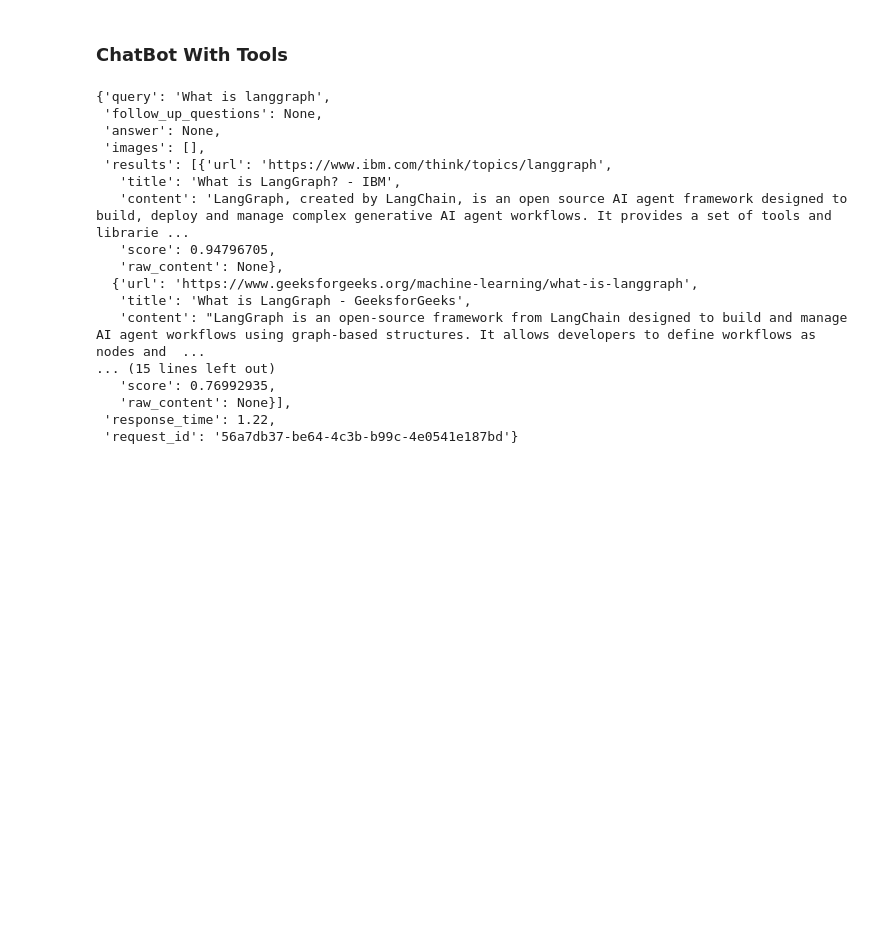
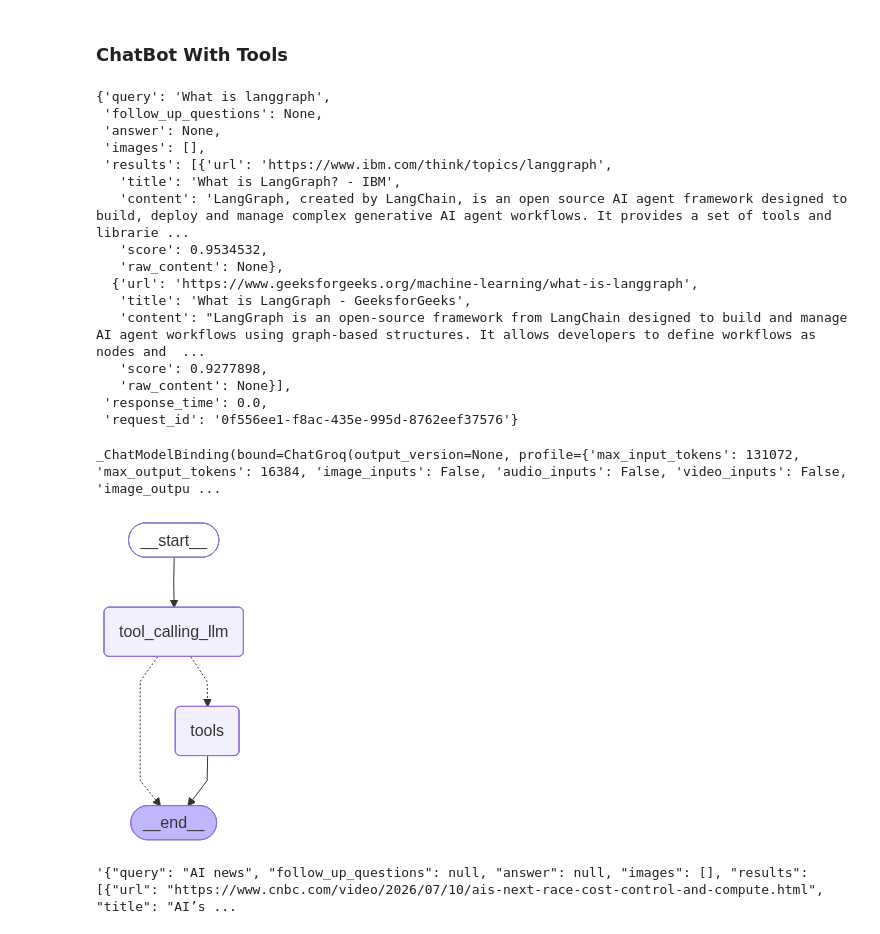
Before and after one commit to giresh-singh/langchainupdated, a Jupyter notebook: updatedlangchain/7-basicchatbot.ipynb, the cells around one changed output. Drawn from its saved outputs; the diff is of its cells as text; code cells hidden in the pictures; blank space fills up the shorter version.

Commit message:
React ChatBot, Adding Memory

```diff
--- a/updatedlangchain/7-basicchatbot.ipynb
+++ b/updatedlangchain/7-basicchatbot.ipynb
@@ -74,7 +74,7 @@ Hi! I'm doing well, thanks for asking! I'm here to help you with any questions o
 # %%
 from langchain_tavily import TavilySearch
 
-tool = TavilySearch(max_search=2)
+tool = TavilySearch(max_results=2)
 tool.invoke("What is langgraph")
 # %% [output]
 {'query': 'What is langgraph',
@@ -84,13 +84,12 @@ tool.invoke("What is langgraph")
  'results': [{'url': 'https://www.ibm.com/think/topics/langgraph',
    'title': 'What is LangGraph? - IBM',
    'content': 'LangGraph, created by LangChain, is an open source AI agent framework designed to build, deploy and manage complex generative AI agent workflows. It provides a set of tools and librarie ...
-   'score': 0.94796705,
+   'score': 0.9534532,
    'raw_content': None},
   {'url': 'https://www.geeksforgeeks.org/machine-learning/what-is-langgraph',
    'title': 'What is LangGraph - GeeksforGeeks',
    'content': "LangGraph is an open-source framework from LangChain designed to build and manage AI agent workflows using graph-based structures. It allows developers to define workflows as nodes and  ...
-... (15 lines left out)
-   'score': 0.76992935,
+   'score': 0.9277898,
    'raw_content': None}],
- 'response_time': 1.22,
- 'request_id': '56a7db37-be64-4c3b-b99c-4e0541e187bd'}
+ 'response_time': 0.0,
+ 'request_id': '0f556ee1-f8ac-435e-995d-8762eef37576'}
@@ -96,0 +121,47 @@ tool.invoke("What is langgraph")
+# %%
+tools=[tool,multiply,sum]
+# %%
+model_with_tools = model.bind_tools(tools)
+model_with_tools
+# %% [output]
+_ChatModelBinding(bound=ChatGroq(output_version=None, profile={'max_input_tokens': 131072, 'max_output_tokens': 16384, 'image_inputs': False, 'audio_inputs': False, 'video_inputs': False, 'image_outpu ...
+# %%
+## StateGraph
+from langgraph.graph import StateGraph, START,END
+from langgraph.prebuilt import ToolNode
+from langgraph.prebuilt import tools_condition
+
+## Node Definition
+def tool_calling_llm(state:State):
+    return{
+            "messages":[model_with_tools.invoke(state["messages"])]
+           }
+
+## Graph
+builder = StateGraph(State)
+builder.add_node("tool_calling_llm",tool_calling_llm)
+builder.add_node("tools",ToolNode(tools))
+
+## Add Edges
+
+builder.add_edge(START,"tool_calling_llm")
+builder.add_conditional_edges(
+    "tool_calling_llm",
+    # If the latest message (result) from assistant is tool call -> tools_condition routes to tool
+    # If the latest message (result) from assistant is not a tool call -> tools_condition routes to END
+    tools_condition
+)
+
+builder.add_edge("tools",END)
+
+graph = builder.compile()
+# %%
+## Visualize Graph
+from IPython.display import display,Image
+
+try:
+    display(Image(graph.get_graph().draw_mermaid_png()))
+except Exception:
+    pass
+# %% [output]
+[figure, added]
@@ -96,0 +170,4 @@ tool.invoke("What is langgraph")
+# %%
+response['messages'][-1].content
+# %% [output]
+'{"query": "AI news", "follow_up_questions": null, "answer": null, "images": [], "results": [{"url": "https://www.cnbc.com/video/2026/07/10/ais-next-race-cost-control-and-compute.html", "title": "AI’s ...
```
Also changed, not shown: parts of 23 cells of this notebook.
